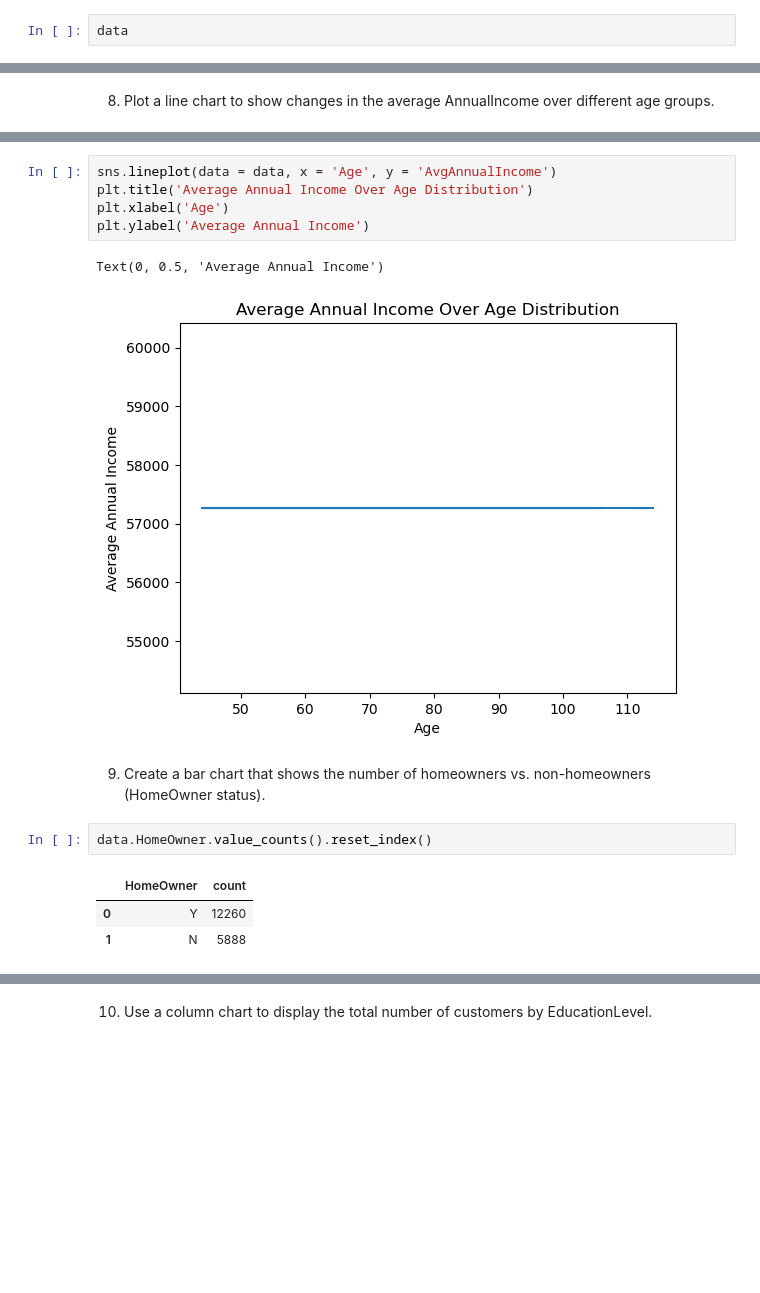
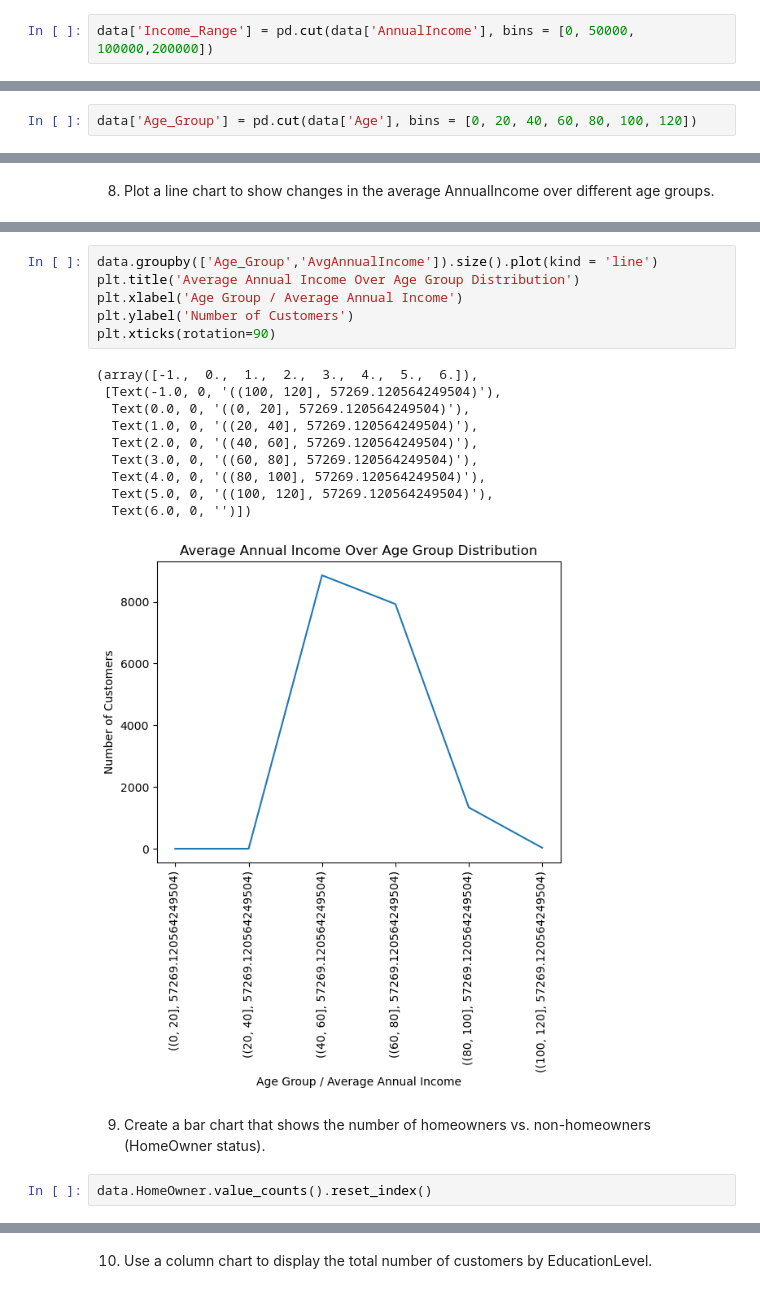
Before and after one commit to uleborharison/Data-Cleaning-and-Exploratory-Data-Analysis-using-numpy-pandas-matplotlib-and-seaborn-library, a Jupyter notebook: EDA using python libraries.ipynb, the cells around one changed output, grey strips where cells are left out. Cells and saved outputs as stored; diff of their text form; blank space fills up the shorter version.

```diff
--- a/EDA using python libraries.ipynb
+++ b/EDA using python libraries.ipynb
@@ -70,4 +70,4 @@ data['HomeOwner'] = data['HomeOwner'].replace({'Y':'Yes','N':'No'})
 # %%
 data.drop('BirthDate.1', axis = 1, inplace = True)
 # %%
-data
+data['Income_Range'] = pd.cut(data['AnnualIncome'], bins = [0, 50000, 100000,200000])
@@ -87,0 +74,2 @@ data
+# %%
+data['Age_Group'] = pd.cut(data['Age'], bins = [0, 20, 40, 60, 80, 100, 120])
@@ -251,19 +187,24 @@ data.groupby(['AvgAnnualIncome', 'Age']).size().reset_index()
 # %%
-sns.lineplot(data = data, x = 'Age', y = 'AvgAnnualIncome')
-plt.title('Average Annual Income Over Age Distribution')
-plt.xlabel('Age')
-plt.ylabel('Average Annual Income')
+data.groupby(['Age_Group','AvgAnnualIncome']).size().plot(kind = 'line')
+plt.title('Average Annual Income Over Age Group Distribution')
+plt.xlabel('Age Group / Average Annual Income')
+plt.ylabel('Number of Customers')
+plt.xticks(rotation=90)
 # %% [output]
-Text(0, 0.5, 'Average Annual Income')
+(array([-1.,  0.,  1.,  2.,  3.,  4.,  5.,  6.]),
+ [Text(-1.0, 0, '((100, 120], 57269.120564249504)'),
+  Text(0.0, 0, '((0, 20], 57269.120564249504)'),
+  Text(1.0, 0, '((20, 40], 57269.120564249504)'),
+  Text(2.0, 0, '((40, 60], 57269.120564249504)'),
+  Text(3.0, 0, '((60, 80], 57269.120564249504)'),
+  Text(4.0, 0, '((80, 100], 57269.120564249504)'),
+  Text(5.0, 0, '((100, 120], 57269.120564249504)'),
+  Text(6.0, 0, '')])
-[figure, old version]
+[figure, new version]
 # %% [markdown]
 9. Create a bar chart that shows the number of homeowners vs. non-homeowners (HomeOwner status).
 # %%
 data.HomeOwner.value_counts().reset_index()
-# %% [output]
-|  | HomeOwner | count |
-| 0 | Y | 12260 |
-| 1 | N | 5888 |
 # %%
 data.HomeOwner.value_counts().plot(kind = 'bar', color = ['red', 'navy'])
 plt.title('Home Owners Distribution')
```
Also changed, not shown: parts of 33 cells of this notebook.
